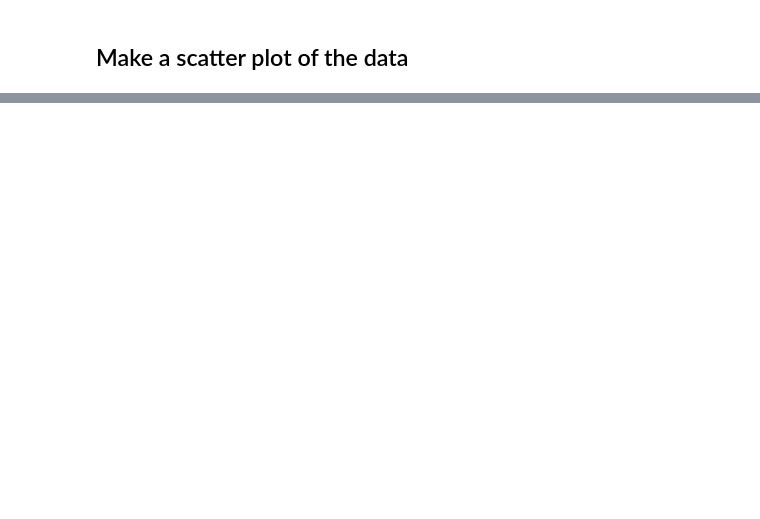
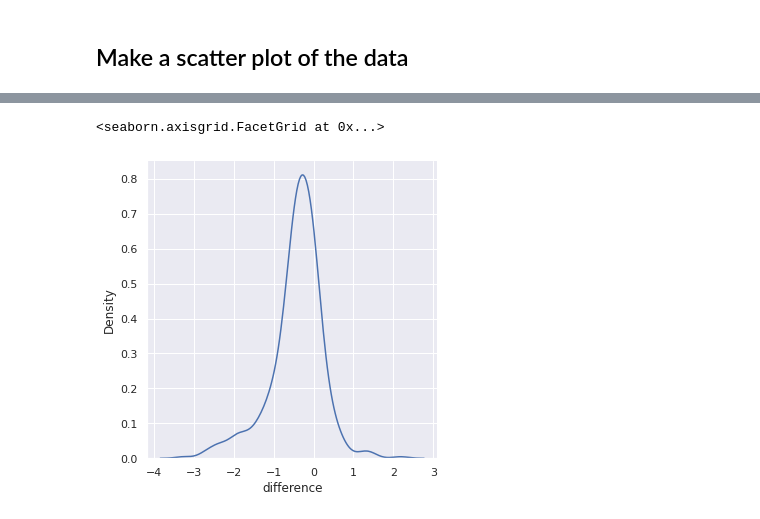
Before and after one commit to communitysnowobs/validation, a Jupyter notebook: SNODAS vs CSO.ipynb, the cells around one changed output, grey strips where cells are left out. Cells and saved outputs as stored; diff of their text form; code cells hidden in the pictures; blank space fills up the shorter version.

```diff
--- a/SNODAS vs CSO.ipynb
+++ b/SNODAS vs CSO.ipynb
@@ -80,0 +87,5 @@ sns.scatterplot(x="CSO_hs",y="snodas_hs", data=df)
+# %%
+sns.displot(df, x='difference', kind='kde')
+# %% [output]
+<seaborn.axisgrid.FacetGrid at 0x...>
+[figure, added]
```
Also changed, not shown: parts of 9 cells of this notebook.
